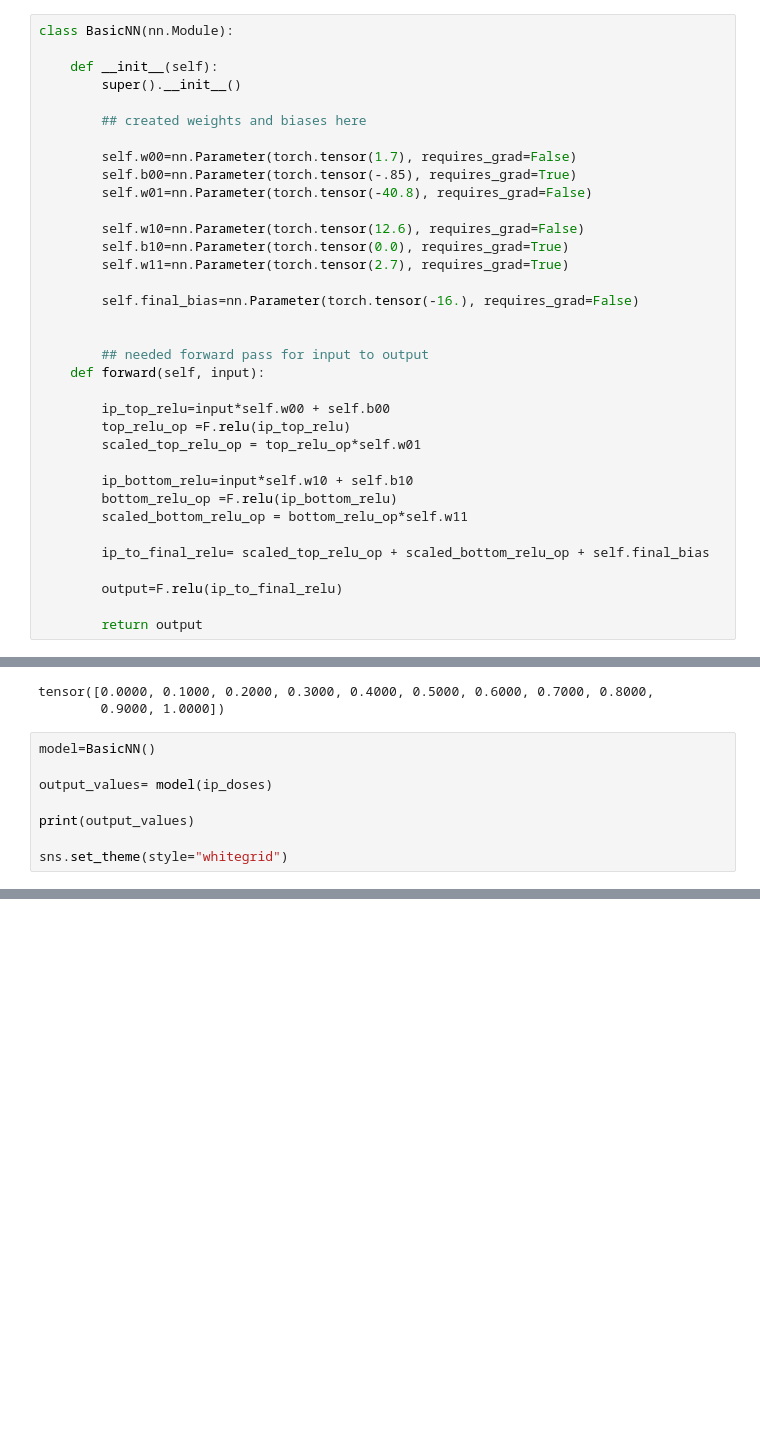
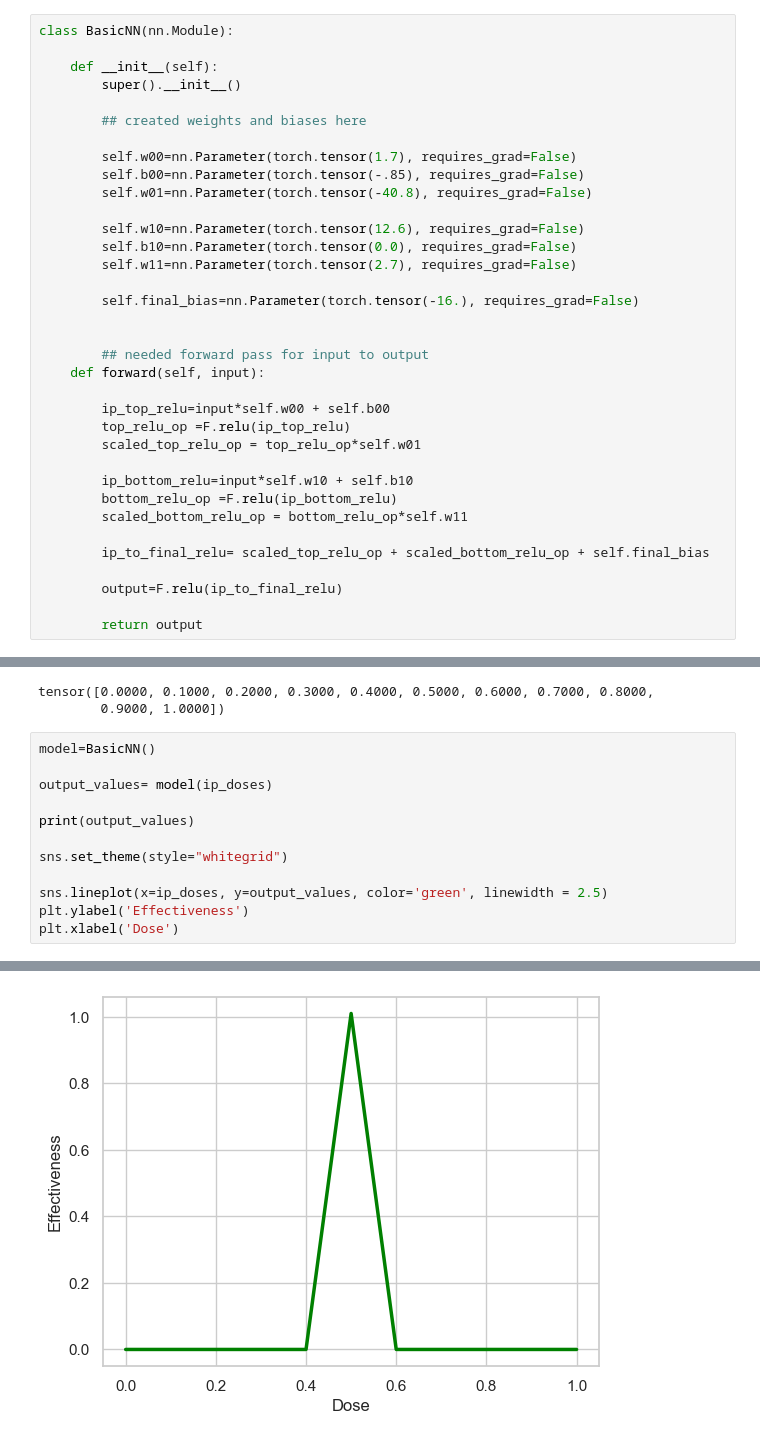
Before and after one commit to SouvickC/DL_with_Pytorch, a Jupyter notebook: 2_NN_basic.ipynb, the cells around one changed output, grey strips where cells are left out. Drawn from its saved outputs; the diff is of its cells as text; blank space fills up the shorter version.

```diff
--- a/2_NN_basic.ipynb
+++ b/2_NN_basic.ipynb
@@ -19,12 +19,12 @@ class BasicNN(nn.Module):
         ## created weights and biases here
 
         self.w00=nn.Parameter(torch.tensor(1.7), requires_grad=False)
-        self.b00=nn.Parameter(torch.tensor(-.85), requires_grad=True)
+        self.b00=nn.Parameter(torch.tensor(-.85), requires_grad=False)
         self.w01=nn.Parameter(torch.tensor(-40.8), requires_grad=False)
 
         self.w10=nn.Parameter(torch.tensor(12.6), requires_grad=False)
-        self.b10=nn.Parameter(torch.tensor(0.0), requires_grad=True)
-        self.w11=nn.Parameter(torch.tensor(2.7), requires_grad=True)
+        self.b10=nn.Parameter(torch.tensor(0.0), requires_grad=False)
+        self.w11=nn.Parameter(torch.tensor(2.7), requires_grad=False)
 
         self.final_bias=nn.Parameter(torch.tensor(-16.), requires_grad=False)
 
@@ -60,5 +60,9 @@ output_values= model(ip_doses)
 print(output_values)
 
 sns.set_theme(style="whitegrid")
+
+sns.lineplot(x=ip_doses, y=output_values, color='green', linewidth = 2.5)
+plt.ylabel('Effectiveness')
+plt.xlabel('Dose')
 # %% [output]
 tensor([0.0000, 0.0000, 0.0000, 0.0000, 0.0000, 1.0100, 0.0000, 0.0000, 0.0000,
@@ -65,0 +71 @@ tensor([0.0000, 0.0000, 0.0000, 0.0000, 0.0000, 1.0100, 0.0000, 0.0000, 0.0000,
+[figure, added]
```
Also changed, not shown: parts of 4 cells of this notebook.
